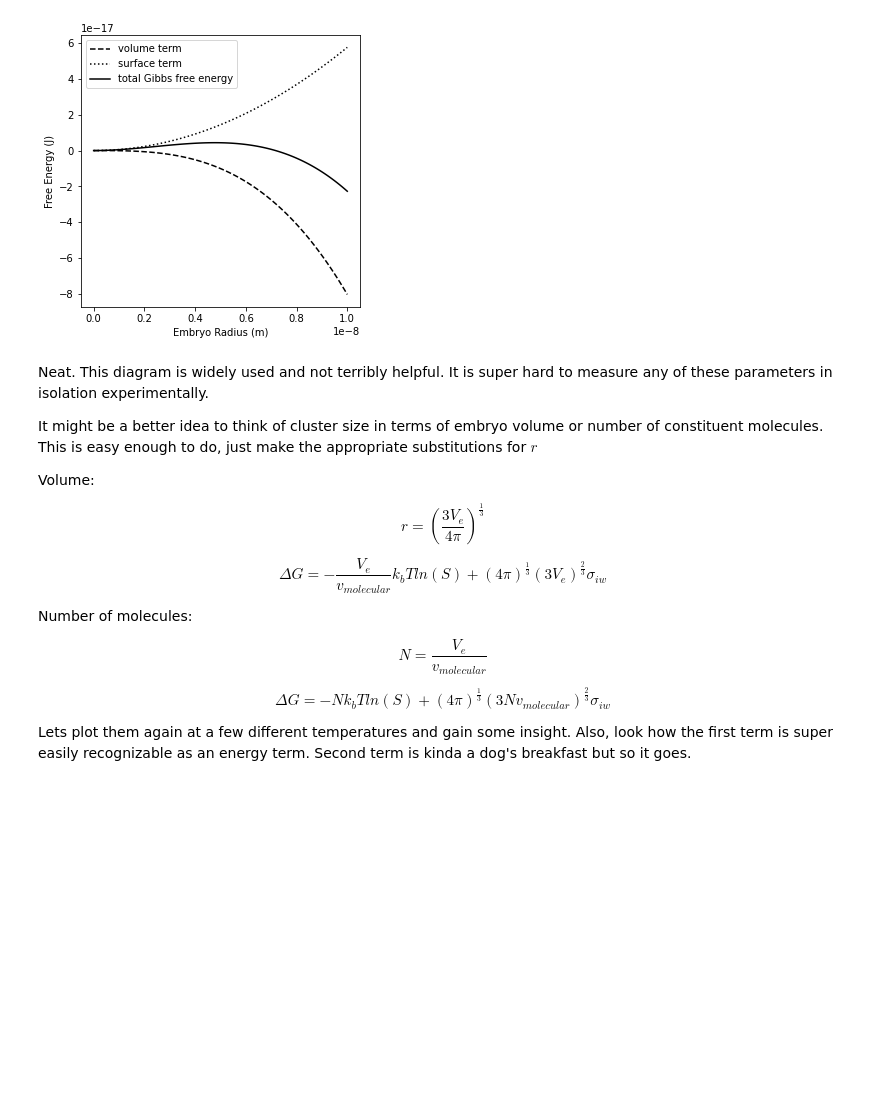
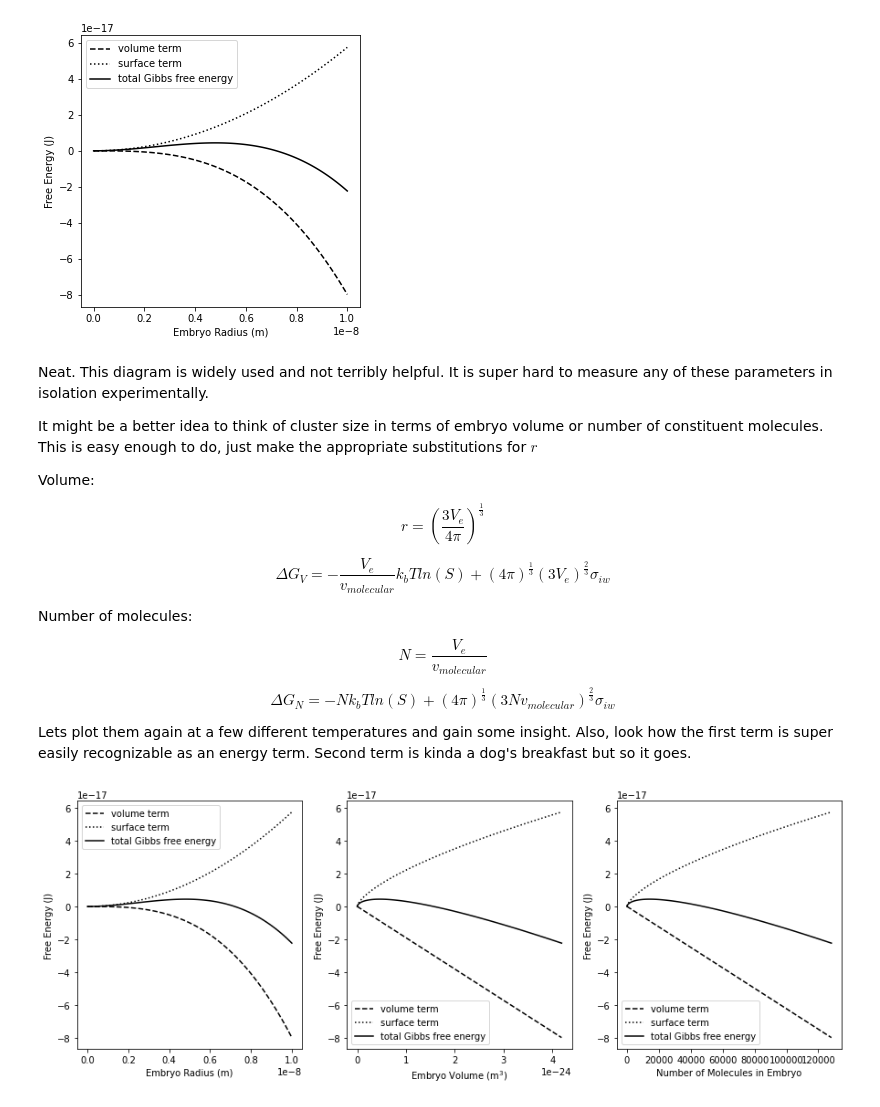
Before and after one commit to AndrewLoeppky/FINC, a Jupyter notebook: INP_ramble.ipynb, the cells around one changed output. Cells and saved outputs as stored; diff of their text form; code cells hidden in the pictures; blank space fills up the shorter version.

```diff
--- a/INP_ramble.ipynb
+++ b/INP_ramble.ipynb
@@ -48,7 +54,7 @@ from matplotlib import pyplot as plt
 NA = 6.02 * 10 ** 23  # Avagadros number
 kb = 1.3806503 * 10 ** -23  # m2 kg s-2 K-1 boltzmann const
 rho_w = 1000  # kg/m3 bulk density of water
-rho_i = 920  # kg/m3 bulk density of ice
+rho_i = 916  # kg/m3 bulk density of ice
 Mw = 18.02 / 1000  # kg/mol molar mass of H20
 v_mole_w = Mw / (rho_w * NA)  # volume of a single water molecule
 v_mole_i = Mw / (rho_i * NA)  # volume of a single ice molecule
@@ -127,7 +133,7 @@ r = \left(\frac{3V_e}{4\pi}\right)^\frac{1}{3}
 $$
 
 $$
-\Delta G = - \frac{V_e}{v_{molecular}}k_bTln(S) + (4\pi)^{\frac{1}{3}}(3V_e)^\frac{2}{3} \sigma_{iw}\tag{2}
+\Delta G_V = - \frac{V_e}{v_{molecular}}k_bTln(S) + (4\pi)^{\frac{1}{3}}(3V_e)^\frac{2}{3} \sigma_{iw}\tag{2}
 $$
 
 Number of molecules:
@@ -137,7 +143,7 @@ N = \frac{V_e}{v_{molecular}}
 $$
 
 $$
-\Delta G = - Nk_bTln(S) + (4\pi)^{\frac{1}{3}}(3Nv_{molecular})^\frac{2}{3} \sigma_{iw}\tag{3}
+\Delta G_N = - Nk_bTln(S) + (4\pi)^{\frac{1}{3}}(3Nv_{molecular})^\frac{2}{3} \sigma_{iw}\tag{3}
 $$
 
 Lets plot them again at a few different temperatures and gain some insight. Also, look how the first term is super easily recognizable as an energy term. Second term is kinda a dog's breakfast but so it goes.
@@ -143,0 +179,29 @@ Lets plot them again at a few different temperatures and gain some insight. Also
+# %%
+# plot it
+fig, ax = plt.subplots(1,3,figsize=(15,5))
+
+# radius
+ax[0].plot(r,volume_term,label='volume term',color='black',linestyle='--')
+ax[0].plot(r,surface_term,label='surface term',color='black',linestyle=':')
+ax[0].plot(r,deltaG,label='total Gibbs free energy',color='black')
+ax[0].set_xlabel('Embryo Radius (m)')
+
+# volume
+v = radtovol(r)
+ax[1].plot(v,volume_term,label='volume term',color='black',linestyle='--')
+ax[1].plot(v,surface_term,label='surface term',color='black',linestyle=':')
+ax[1].plot(v,deltaG,label='total Gibbs free energy',color='black')
+ax[1].set_xlabel('Embryo Volume (m$^3$)')
+
+# molecules
+N = v / v_mole_i
+ax[2].plot(N,volume_term,label='volume term',color='black',linestyle='--')
+ax[2].plot(N,surface_term,label='surface term',color='black',linestyle=':')
+ax[2].plot(N,deltaG,label='total Gibbs free energy',color='black')
+ax[2].set_xlabel('Number of Molecules in Embryo')
+
+for ax in ax[:]:
+    ax.legend()
+    ax.set_ylabel('Free Energy (J)')
+# %% [output]
+[figure, added]
```
Also changed, not shown: parts of 7 cells of this notebook, 3 other files.
